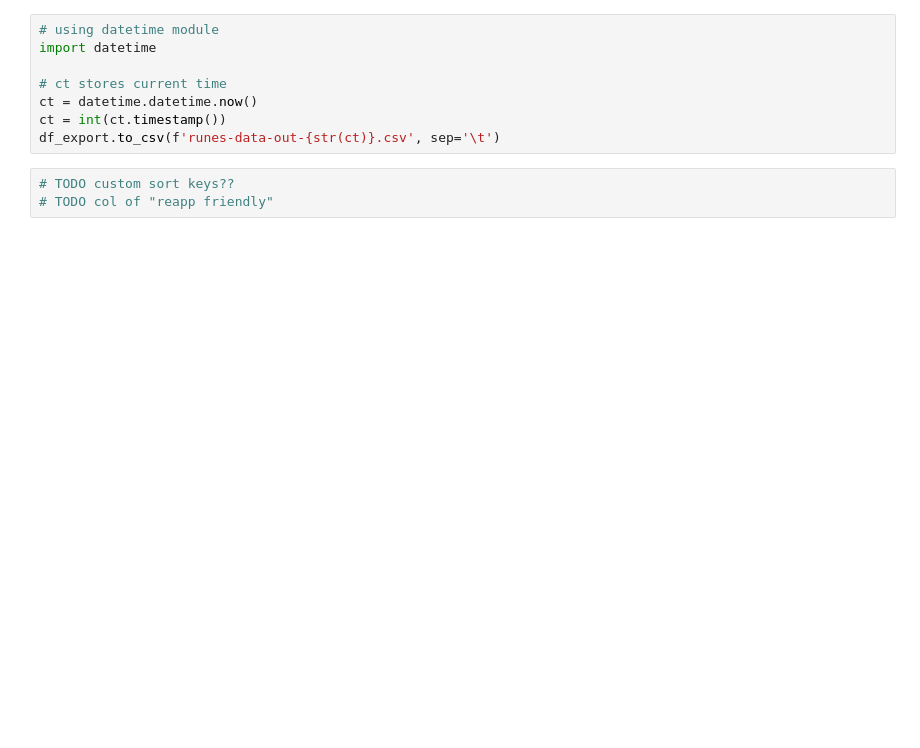
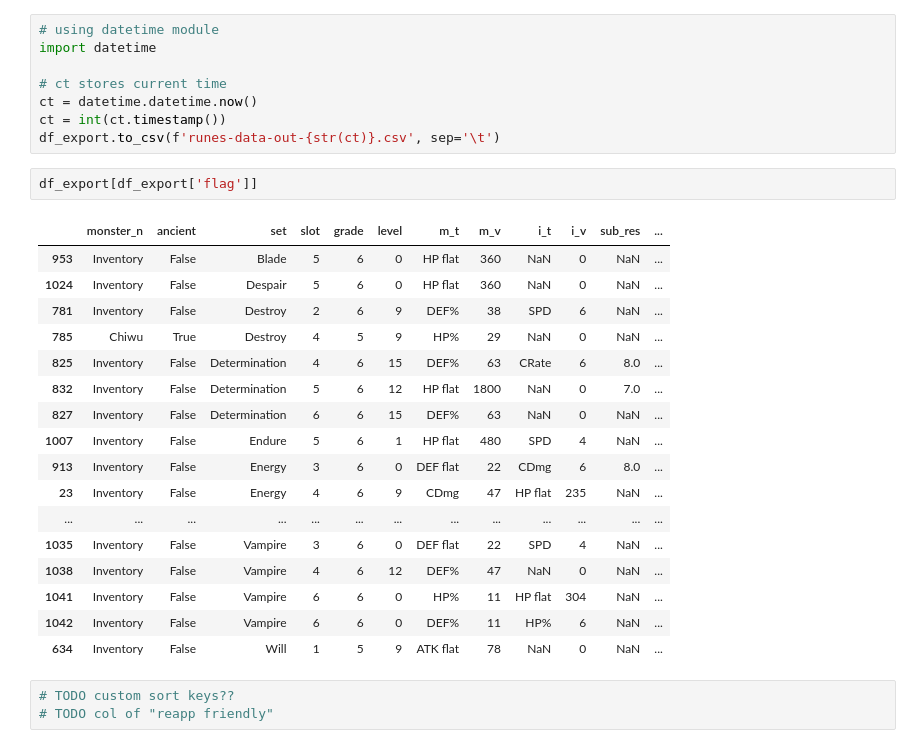
Before and after one commit to n8kim1/sw-rune-max-eff, a Jupyter notebook: sandbox.ipynb, the cells around one changed output. Drawn from its saved outputs; the diff is of its cells as text; blank space fills up the shorter version.

```diff
--- a/sandbox.ipynb
+++ b/sandbox.ipynb
@@ -176,6 +214,26 @@ import datetime
 ct = datetime.datetime.now()
 ct = int(ct.timestamp())
 df_export.to_csv(f'runes-data-out-{str(ct)}.csv', sep='\t')
+# %%
+df_export[df_export['flag']]
+# %% [output]
+|  | monster_n | ancient | set | slot | grade | level | m_t | m_v | i_t | i_v | sub_res | ... |
+| 953 | Inventory | False | Blade | 5 | 6 | 0 | HP flat | 360 | NaN | 0 | NaN | ... |
+| 1024 | Inventory | False | Despair | 5 | 6 | 0 | HP flat | 360 | NaN | 0 | NaN | ... |
+| 781 | Inventory | False | Destroy | 2 | 6 | 9 | DEF% | 38 | SPD | 6 | NaN | ... |
+| 785 | Chiwu | True | Destroy | 4 | 5 | 9 | HP% | 29 | NaN | 0 | NaN | ... |
+| 825 | Inventory | False | Determination | 4 | 6 | 15 | DEF% | 63 | CRate | 6 | 8.0 | ... |
+| 832 | Inventory | False | Determination | 5 | 6 | 12 | HP flat | 1800 | NaN | 0 | 7.0 | ... |
+| 827 | Inventory | False | Determination | 6 | 6 | 15 | DEF% | 63 | NaN | 0 | NaN | ... |
+| 1007 | Inventory | False | Endure | 5 | 6 | 1 | HP flat | 480 | SPD | 4 | NaN | ... |
+| 913 | Inventory | False | Energy | 3 | 6 | 0 | DEF flat | 22 | CDmg | 6 | 8.0 | ... |
+| 23 | Inventory | False | Energy | 4 | 6 | 9 | CDmg | 47 | HP flat | 235 | NaN | ... |
+| ... | ... | ... | ... | ... | ... | ... | ... | ... | ... | ... | ... | ... |
+| 1035 | Inventory | False | Vampire | 3 | 6 | 0 | DEF flat | 22 | SPD | 4 | NaN | ... |
+| 1038 | Inventory | False | Vampire | 4 | 6 | 12 | DEF% | 47 | NaN | 0 | NaN | ... |
+| 1041 | Inventory | False | Vampire | 6 | 6 | 0 | HP% | 11 | HP flat | 304 | NaN | ... |
+| 1042 | Inventory | False | Vampire | 6 | 6 | 0 | DEF% | 11 | HP% | 6 | NaN | ... |
+| 634 | Inventory | False | Will | 1 | 5 | 9 | ATK flat | 78 | NaN | 0 | NaN | ... |
 # %%
 # TODO custom sort keys??
 # TODO col of "reapp friendly"
```
Also changed, not shown: parts of 10 cells of this notebook.
